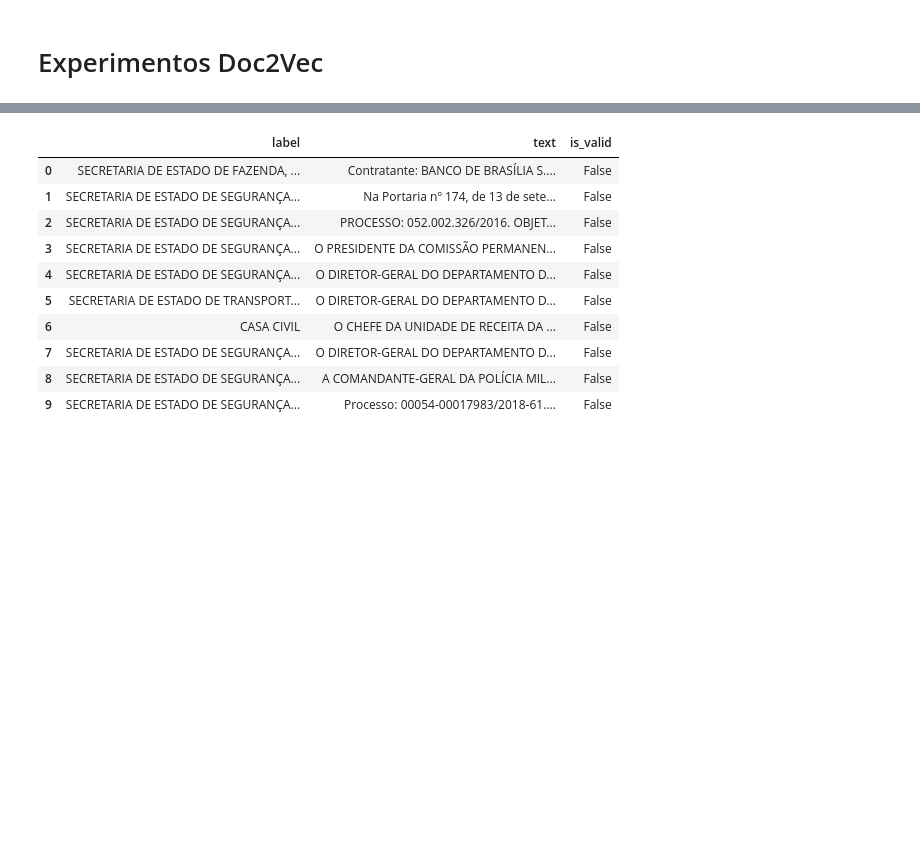
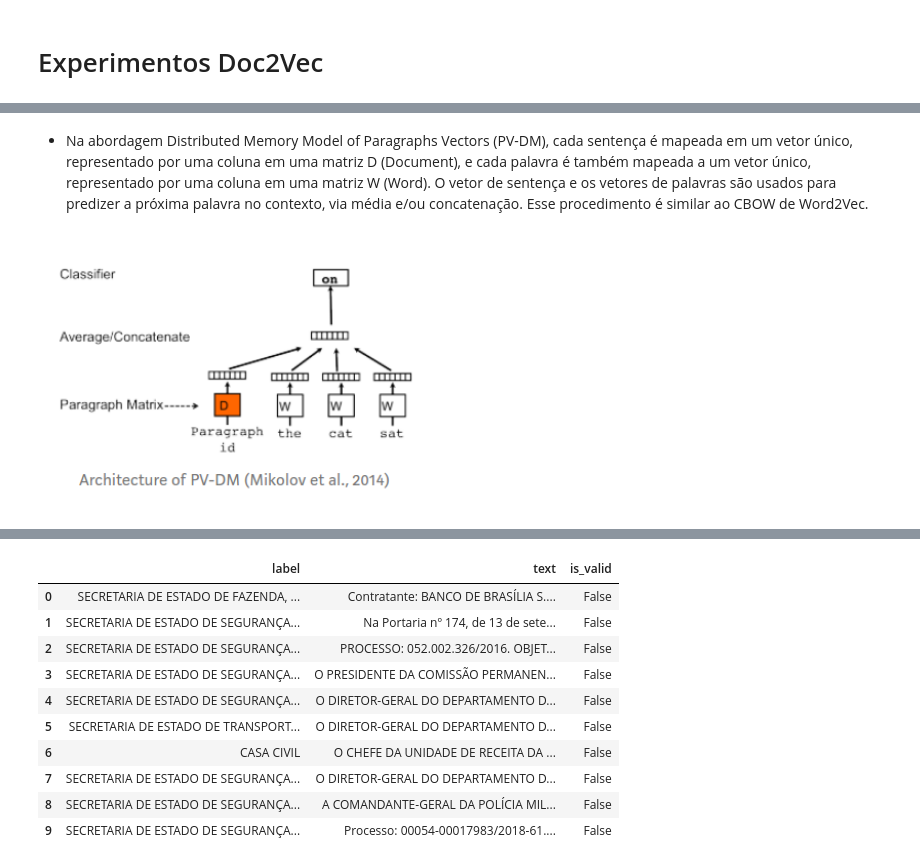
Before and after one commit to giacicunb/text_experiments, a Jupyter notebook: doc2vec_experiments.ipynb, the cells around one changed output, grey strips where cells are left out. Drawn from its saved outputs; the diff is of its cells as text; code cells hidden in the pictures; blank space fills up the shorter version.

```diff
--- a/doc2vec_experiments.ipynb
+++ b/doc2vec_experiments.ipynb
@@ -7,0 +17,9 @@
+# %% [markdown]
+- Na abordagem Distributed Memory Model of Paragraphs Vectors (PV-DM), cada sentença é mapeada em um vetor único, representado por uma coluna em uma matriz D (Document), e cada palavra é também mapeada a um vetor único, representado por uma coluna em uma matriz W (Word). O vetor de sentença e os vetores de palavras são usados para predizer a próxima palavra no contexto, via média e/ou concatenação. Esse procedimento é similar ao CBOW de Word2Vec.
+# %%
+from IPython.display import Image
+Image(filename="imgs/doc2vec_dm.png", width=400, height=400)
+
+# imagem disponível em https://arxiv.org/pdf/1405.4053v2.pdf
+# %% [output]
+[figure, added]
```
Also changed, not shown: parts of 5 cells of this notebook, 2 other files.
